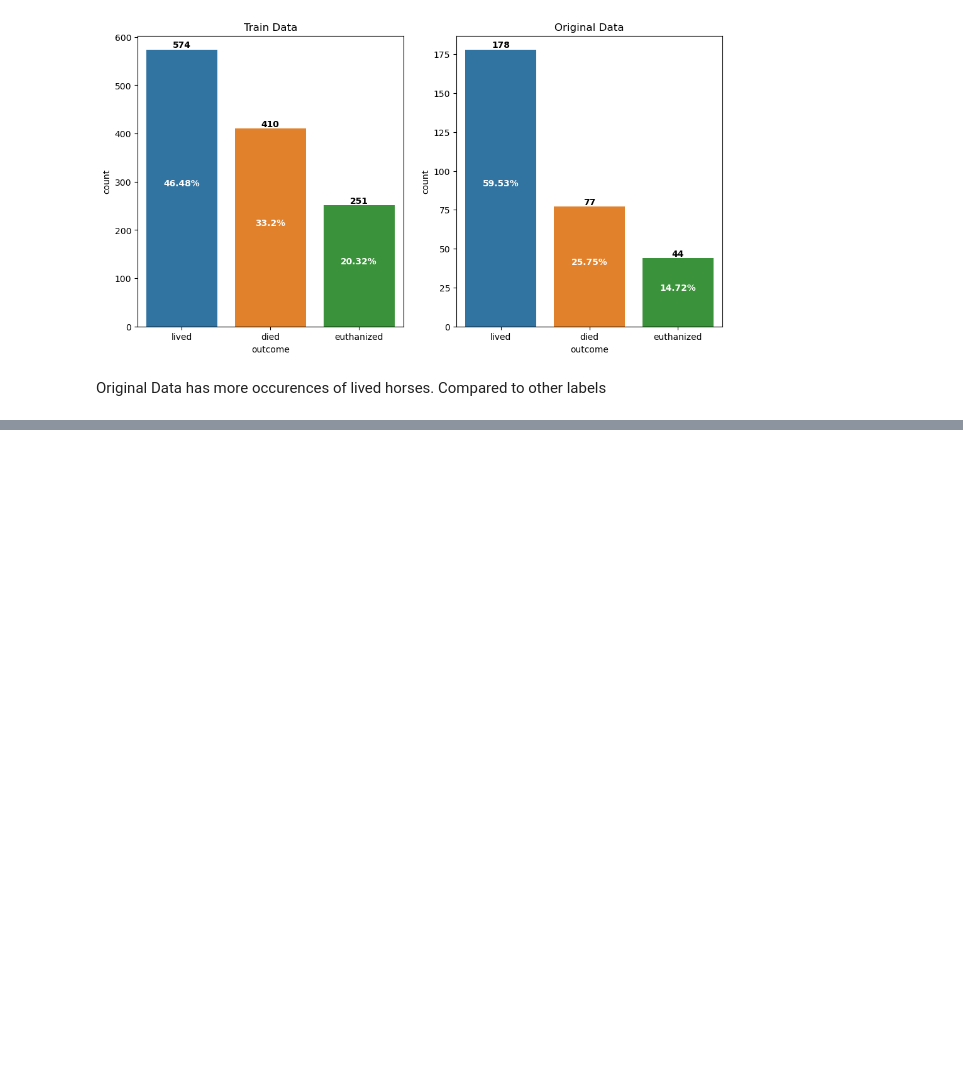
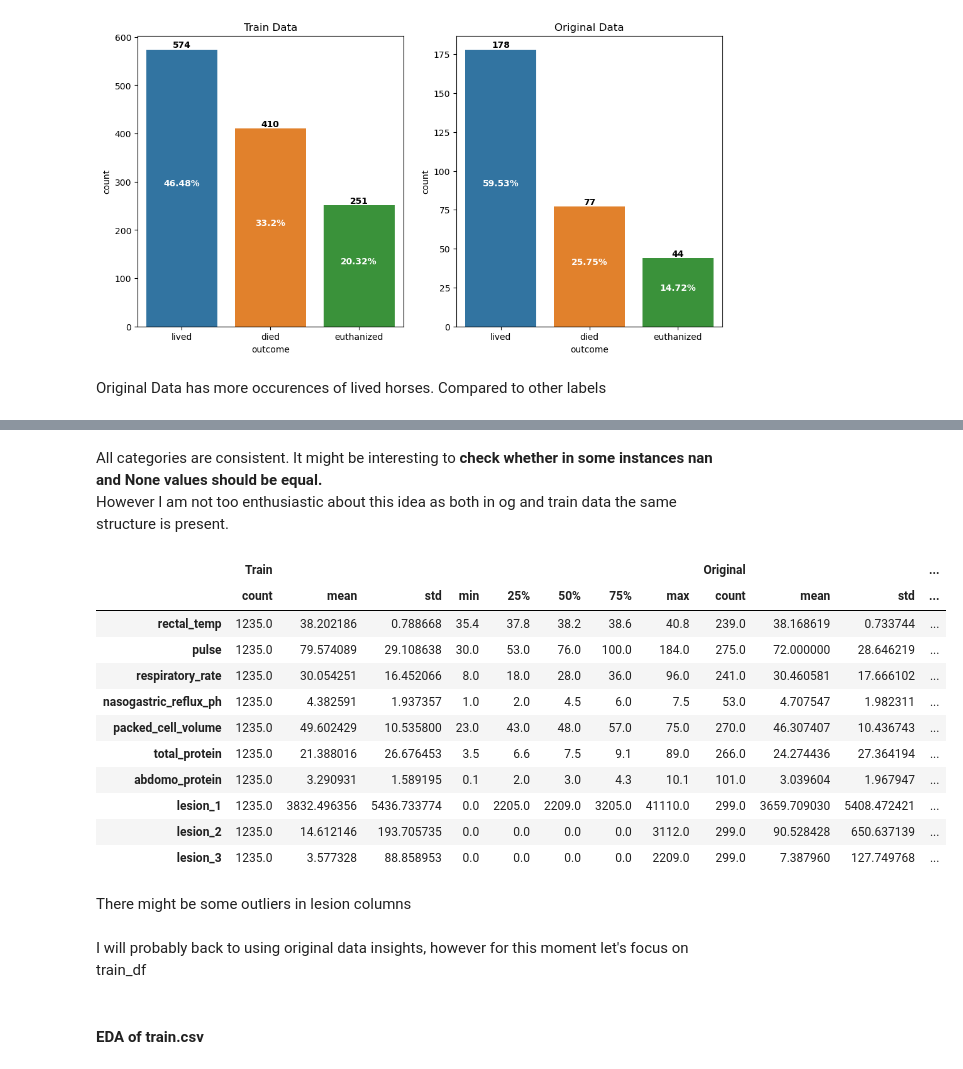
Before and after one commit to LazyDart/KaggleS3E22, a Jupyter notebook: S3E22 Competition.ipynb, the cells around one changed output, grey strips where cells are left out. Saved outputs shown, nothing was run; the diff lists cells and outputs as text; code cells hidden in the pictures; blank space fills up the shorter version.

Commit message:
Finished the comparison between train and og datasets

```diff
--- a/S3E22 Competition.ipynb
+++ b/S3E22 Competition.ipynb
@@ -108,0 +159,28 @@ What if we make two models. One describes whether the horse will live. And the s
+# %% [markdown]
+All categories are consistent. It might be interesting to **check whether in some instances nan and None values should be equal.** <br>
+However I am not too enthusiastic about this idea as both in og and train data the same structure is present.
+# %%
+# Finnaly describe all numerical columns in train data and original data
+pd.concat([
+    df.loc[:, (df.dtypes != "object") & (df.columns != "hospital_number")].describe(),
+    og_df.loc[:, (og_df.dtypes != "object") & (og_df.columns != "hospital_number")].describe()
+    ], keys=['Train', 'Original'], axis=0).T
+# %% [output]
+|  | Train |  |  |  |  |  |  |  | Original |  |  | ... |
+|  | count | mean | std | min | 25% | 50% | 75% | max | count | mean | std | ... |
+| rectal_temp | 1235.0 | 38.202186 | 0.788668 | 35.4 | 37.8 | 38.2 | 38.6 | 40.8 | 239.0 | 38.168619 | 0.733744 | ... |
+| pulse | 1235.0 | 79.574089 | 29.108638 | 30.0 | 53.0 | 76.0 | 100.0 | 184.0 | 275.0 | 72.000000 | 28.646219 | ... |
+| respiratory_rate | 1235.0 | 30.054251 | 16.452066 | 8.0 | 18.0 | 28.0 | 36.0 | 96.0 | 241.0 | 30.460581 | 17.666102 | ... |
+| nasogastric_reflux_ph | 1235.0 | 4.382591 | 1.937357 | 1.0 | 2.0 | 4.5 | 6.0 | 7.5 | 53.0 | 4.707547 | 1.982311 | ... |
+| packed_cell_volume | 1235.0 | 49.602429 | 10.535800 | 23.0 | 43.0 | 48.0 | 57.0 | 75.0 | 270.0 | 46.307407 | 10.436743 | ... |
+| total_protein | 1235.0 | 21.388016 | 26.676453 | 3.5 | 6.6 | 7.5 | 9.1 | 89.0 | 266.0 | 24.274436 | 27.364194 | ... |
+| abdomo_protein | 1235.0 | 3.290931 | 1.589195 | 0.1 | 2.0 | 3.0 | 4.3 | 10.1 | 101.0 | 3.039604 | 1.967947 | ... |
+| lesion_1 | 1235.0 | 3832.496356 | 5436.733774 | 0.0 | 2205.0 | 2209.0 | 3205.0 | 41110.0 | 299.0 | 3659.709030 | 5408.472421 | ... |
+| lesion_2 | 1235.0 | 14.612146 | 193.705735 | 0.0 | 0.0 | 0.0 | 0.0 | 3112.0 | 299.0 | 90.528428 | 650.637139 | ... |
+| lesion_3 | 1235.0 | 3.577328 | 88.858953 | 0.0 | 0.0 | 0.0 | 0.0 | 2209.0 | 299.0 | 7.387960 | 127.749768 | ... |
+# %% [markdown]
+There might be some outliers in lesion columns
+# %% [markdown]
+I will probably back to using original data insights, however for this moment let's focus on train_df
+# %% [markdown]
+#### EDA of train.csv
```
Also changed, not shown: parts of 4 cells of this notebook.
